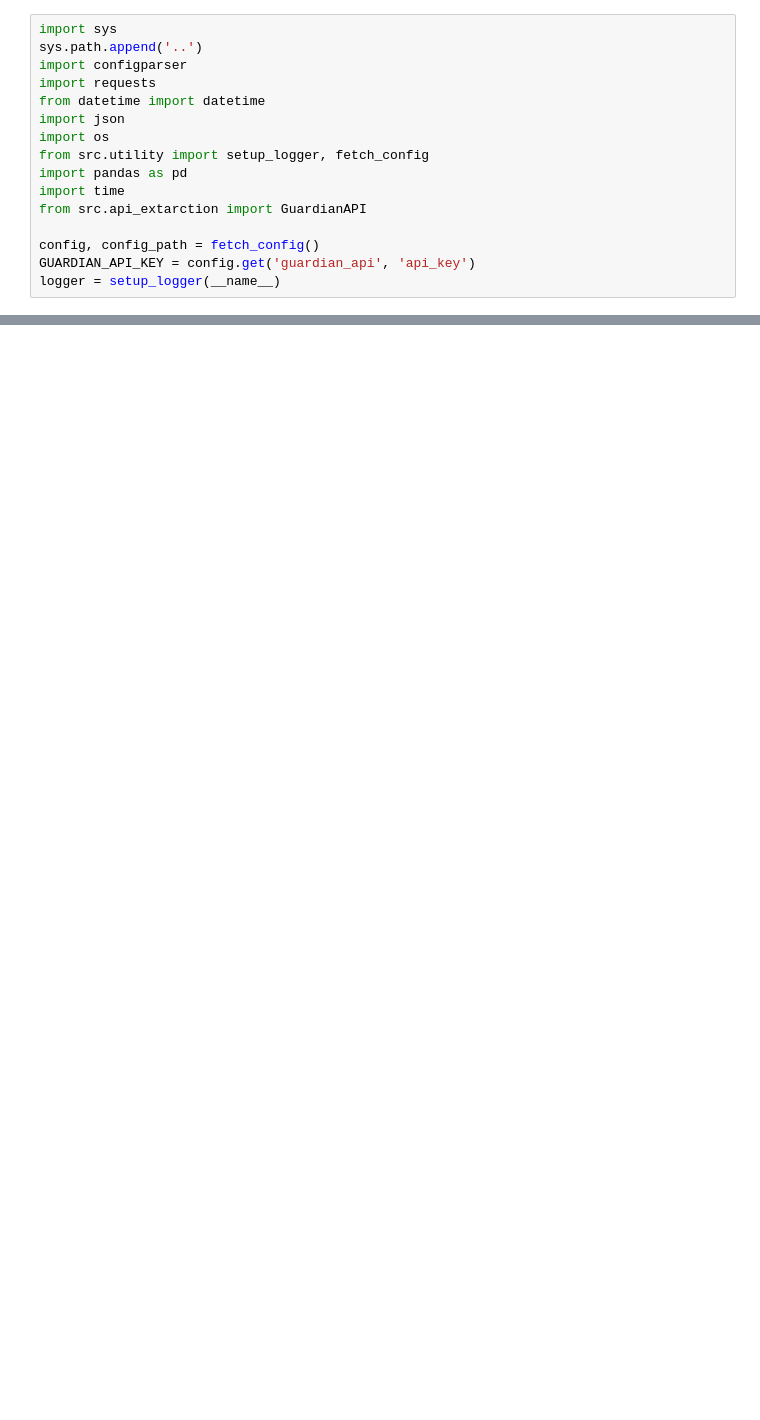
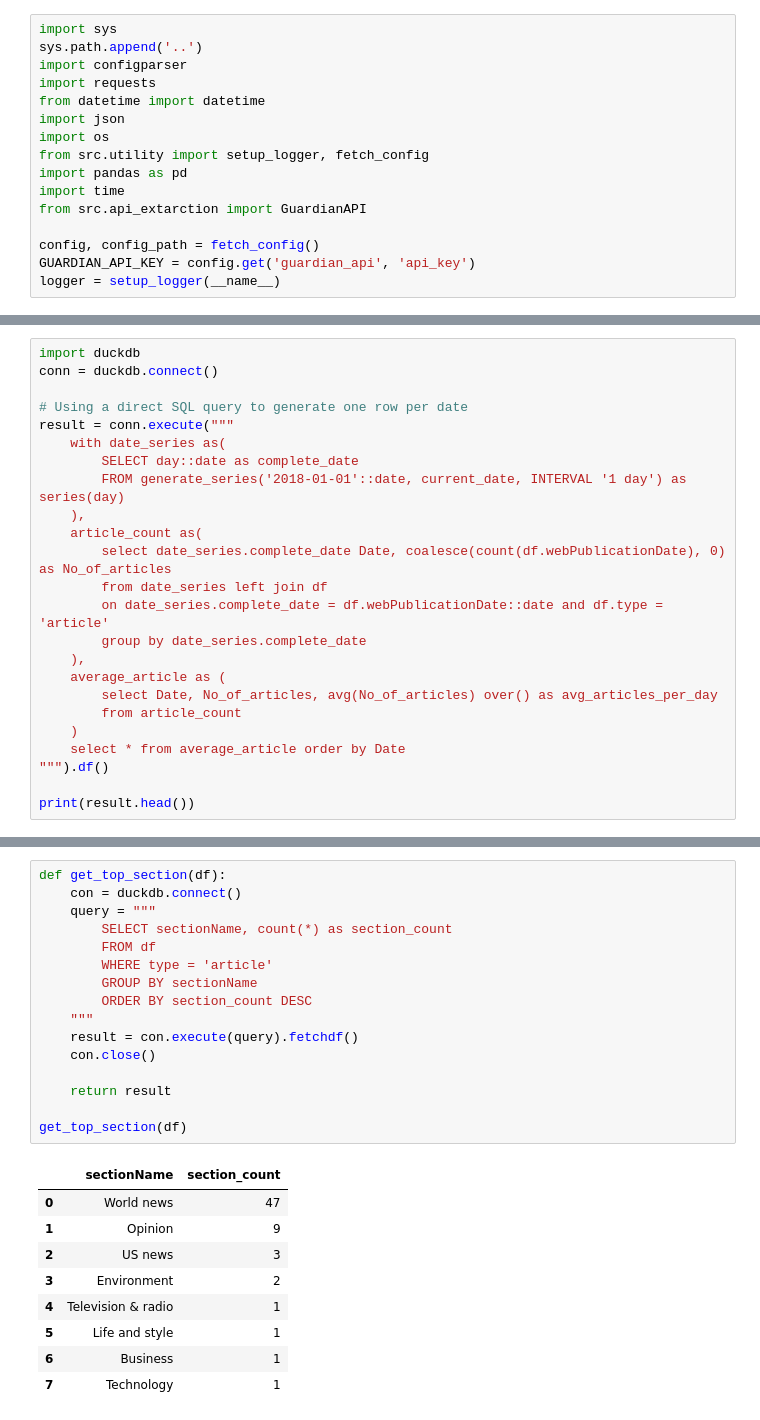
Before and after one commit to jinsonfernandez/GuardianApiAnalysis, a Jupyter notebook: guardian_media_analysis/archived/analysis_2.ipynb, the cells around one changed output, grey strips where cells are left out. Cells and saved outputs as stored; diff of their text form; blank space fills up the shorter version.

```diff
--- a/guardian_media_analysis/archived/analysis_2.ipynb
+++ b/guardian_media_analysis/archived/analysis_2.ipynb
@@ -114,0 +155,24 @@ Max retries reached. Stopping.
+# %%
+import duckdb
+conn = duckdb.connect()
+
+# Using a direct SQL query to generate one row per date
+result = conn.execute("""
+    with date_series as(
+        SELECT day::date as complete_date
+        FROM generate_series('2018-01-01'::date, current_date, INTERVAL '1 day') as series(day)
+    ),
+    article_count as(
+        select date_series.complete_date Date, coalesce(count(df.webPublicationDate), 0) as No_of_articles
+        from date_series left join df
+        on date_series.complete_date = df.webPublicationDate::date and df.type = 'article'
+        group by date_series.complete_date
+    ),
+    average_article as (
+        select Date, No_of_articles, avg(No_of_articles) over() as avg_articles_per_day
+        from article_count
+    )
+    select * from average_article order by Date
+""").df()
+
+print(result.head())
@@ -114,0 +244,26 @@ Max retries reached. Stopping.
+# %%
+def get_top_section(df):
+    con = duckdb.connect()
+    query = """
+        SELECT sectionName, count(*) as section_count
+        FROM df
+        WHERE type = 'article'
+        GROUP BY sectionName
+        ORDER BY section_count DESC
+    """
+    result = con.execute(query).fetchdf()
+    con.close()
+
+    return result
+
+get_top_section(df)
+# %% [output]
+|  | sectionName | section_count |
+| 0 | World news | 47 |
+| 1 | Opinion | 9 |
+| 2 | US news | 3 |
+| 3 | Environment | 2 |
+| 4 | Television & radio | 1 |
+| 5 | Life and style | 1 |
+| 6 | Business | 1 |
+| 7 | Technology | 1 |
```
Also changed, not shown: parts of 19 cells of this notebook, 10 other files.
